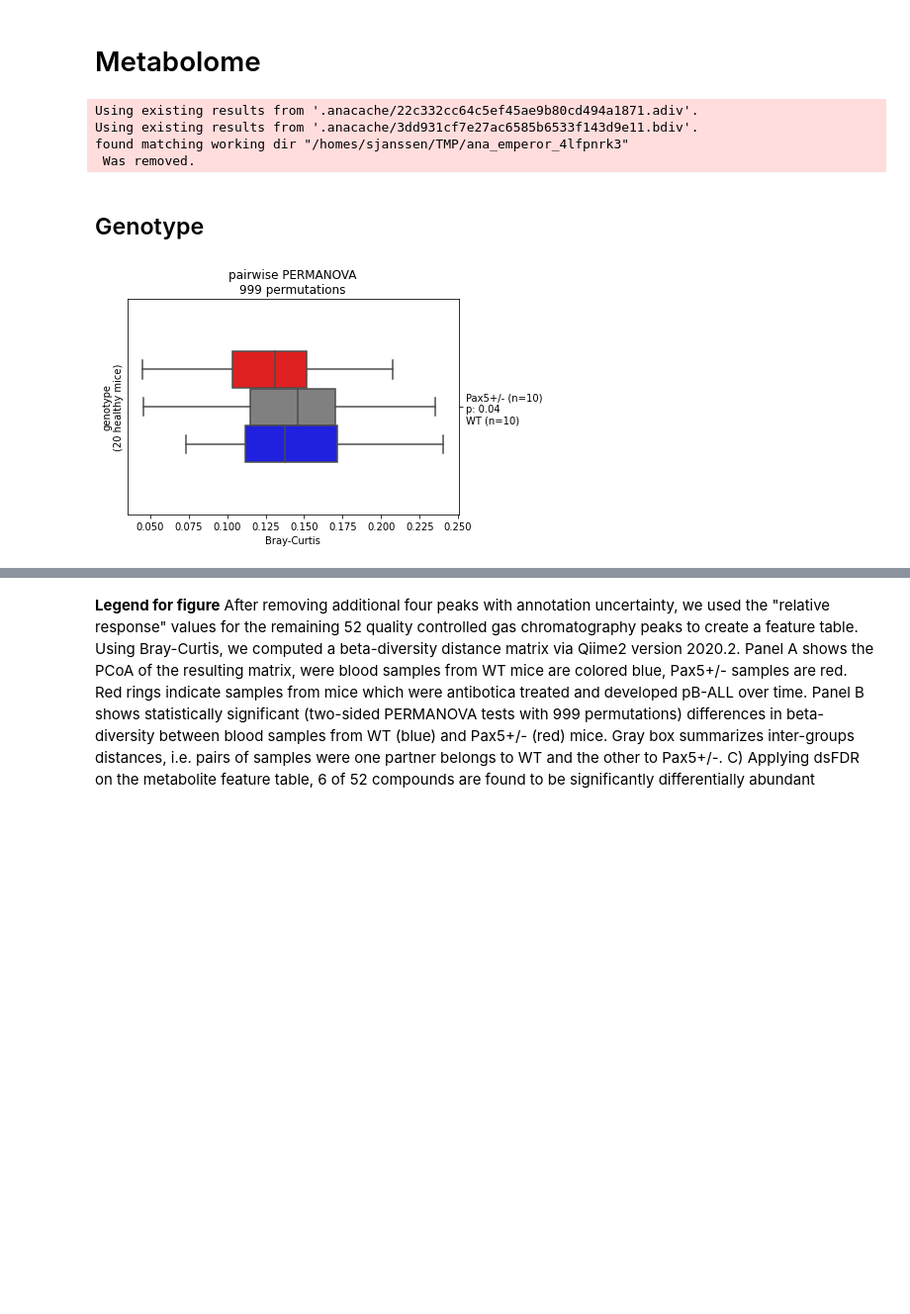
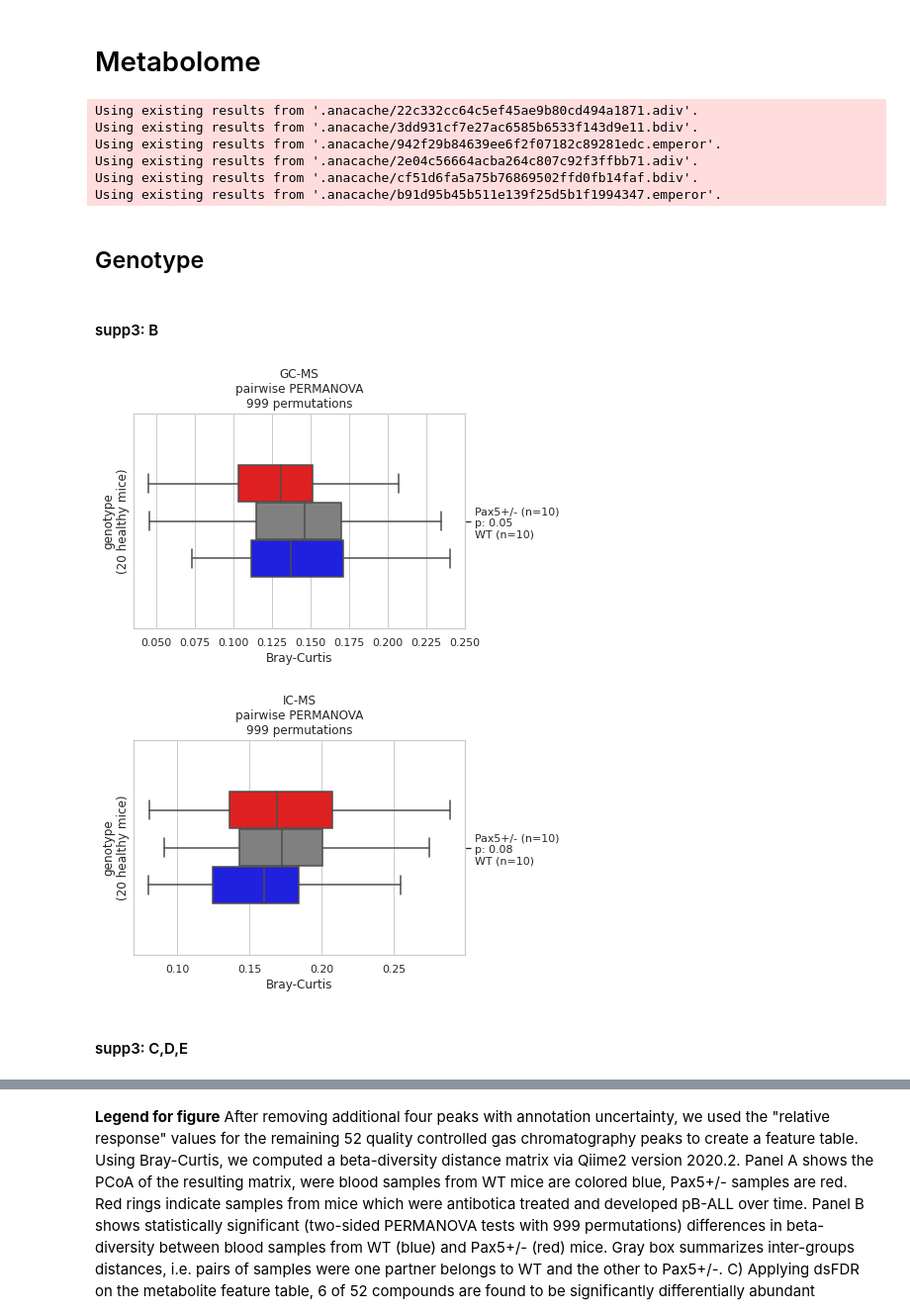
Before and after one commit to jlab/microbiome_pax5, a Jupyter notebook: 4Cohorts/pax5_cohousing_abx_bmt.ipynb, the cells around one changed output, grey strips where cells are left out. Shown at 99% size. Drawn from its saved outputs; the diff is of its cells as text; code cells hidden in the pictures; blank space fills up the shorter version.

Commit message:
all experiments in one notebook (although not all analyses)

```diff
--- a/4Cohorts/pax5_cohousing_abx_bmt.ipynb
+++ b/4Cohorts/pax5_cohousing_abx_bmt.ipynb
@@ -859,38 +2031,48 @@ counts_chems = counts_chems.loc[[c for c in counts_chems.index if 'unknown' not
 # %%
-res_all_chems = {
-    'alpha_diversity': alpha_diversity(counts_chems, metrics=['shannon'], dry=False, wait=False, rarefaction_depth=None),
-    'beta_diversity': beta_diversity(counts_chems, metrics=['bray_curtis', 'jaccard'], dry=False, wait=False)
-}
-if res_all_chems['alpha_diversity']['results'] is not None:
-    res_all_chems['alpha_diversity']['results'].index = list(map(str, res_all_chems['alpha_diversity']['results'].index))
+res_all_chems = dict()
+dsFDR_experiment = dict()
+for method in ['GC-MS', 'IC-MS']:
+    res_all_chems[method] = {
+        'alpha_diversity': alpha_diversity(counts_chems[method], metrics=['shannon'], dry=False, wait=False, rarefaction_depth=None),
+        'beta_diversity': beta_diversity(counts_chems[method], metrics=['bray_curtis', 'jaccard'], dry=False, wait=False)
+    }
+    if res_all_chems[method]['alpha_diversity']['results'] is not None:
+        res_all_chems[method]['alpha_diversity']['results'].index = list(map(str, res_all_chems[method]['alpha_diversity']['results'].index))
 
-if res_all_chems['beta_diversity']['results'] is not None:
-    res_all_chems['emperor'] = emperor(meta_chems, res_all_chems['beta_diversity']['results'], fp_results=fp_generated+'/Emperor/', dry=False, wait=False, infix='_metabolome_')
+    if res_all_chems[method]['beta_diversity']['results'] is not None:
+        res_all_chems[method]['emperor'] = emperor(meta_chems, res_all_chems[method]['beta_diversity']['results'], fp_results=fp_generated+'/Emperor/', dry=False, wait=False, infix='_metabolome_%s_' % method)
 
-# for dsFDR
-fp_diffabund = fp_workdir + '/metabolome_diffabund.biom'
-pandas2biom(fp_diffabund, counts_chems)
-fp_meta = fp_workdir + '/metabolome_diffabund_meta.tsv'
-meta_chems.to_csv(fp_meta, sep="\t", index=True)
-dsFDR_experiment = ca.read_amplicon(fp_diffabund, fp_meta, min_reads=0, normalize=10000)
+    # for dsFDR
+    pandas2biom(fps['workdir']['dsfrd_metabolome.biom'], counts_chems[method])
+    meta_chems.to_csv(fps['workdir']['dsfdr_metabolome_meta.tsv'], sep="\t", index=True)
+
+    dsFDR_experiment[method] = ca.read_amplicon(fps['workdir']['dsfrd_metabolome.biom'], fps['workdir']['dsfdr_metabolome_meta.tsv'], min_reads=0, normalize=10000)
 # %% [output]
 Using existing results from '.anacache/22c332cc64c5ef45ae9b80cd494a1871.adiv'.
 Using existing results from '.anacache/3dd931cf7e27ac6585b6533f143d9e11.bdiv'.
-found matching working dir "/homes/sjanssen/TMP/ana_emperor_4lfpnrk3"
- Was removed.
+Using existing results from '.anacache/942f29b84639ee6f2f07182c89281edc.emperor'.
+Using existing results from '.anacache/2e04c56664acba264c807c92f3ffbb71.adiv'.
+Using existing results from '.anacache/cf51d6fa5a75b76869502ffd0fb14faf.bdiv'.
+Using existing results from '.anacache/b91d95b45b511e139f25d5b1f1994347.emperor'.
 # %% [markdown]
 ## Genotype
+# %% [markdown]
+#### supp3: B
 # %%
 field = 'genotype'
 field_meta = meta_chems[meta_chems['diseased'] == 'no'][field]
-b = detect_distant_groups(res_all_chems['beta_diversity']['results']['bray_curtis'], 'Bray-Curtis', field_meta)
-ax, _ = plotGroup_permanovas(res_all_chems['beta_diversity']['results']['bray_curtis'], field_meta, **b,
-                             horizontal=True, print_sample_numbers=True, colors_boxplot={'between': 'gray', 'left': 'red', 'right': 'blue'})
-ax.set_ylabel(field+ "\n(%i healthy mice)" % field_meta.shape[0])
-ax.yaxis.label.set_visible(True)
-_ = ax.set_title('pairwise %s\n%s permutations' % (str.upper(b['fct_name']), b['num_permutations']))
-_savefig(ax.get_figure(), 'metabolome_beta_genotype')
+for method in ['GC-MS', 'IC-MS']:
+    b = detect_distant_groups(res_all_chems[method]['beta_diversity']['results']['bray_curtis'], 'Bray-Curtis', field_meta)
+    ax, _ = plotGroup_permanovas(res_all_chems[method]['beta_diversity']['results']['bray_curtis'], field_meta, **b,
+                                 horizontal=True, print_sample_numbers=True, colors_boxplot={'between': 'gray', 'left': 'red', 'right': 'blue'})
+    ax.set_ylabel(field+ "\n(%i healthy mice)" % field_meta.shape[0])
+    ax.yaxis.label.set_visible(True)
+    _ = ax.set_title('%s\npairwise %s\n%s permutations' % (method, str.upper(b['fct_name']), b['num_permutations']))
+    _savefig(ax.get_figure(), 'metabolome_beta_genotype_%s' % method)
 # %% [output]
-[figure, old version]
+[figure, new version]
+[figure, added]
+# %% [markdown]
+#### supp3: C,D,E
 # %%
 field = 'genotype'
```
Also changed, not shown: parts of 92 cells of this notebook, 6 other files.
